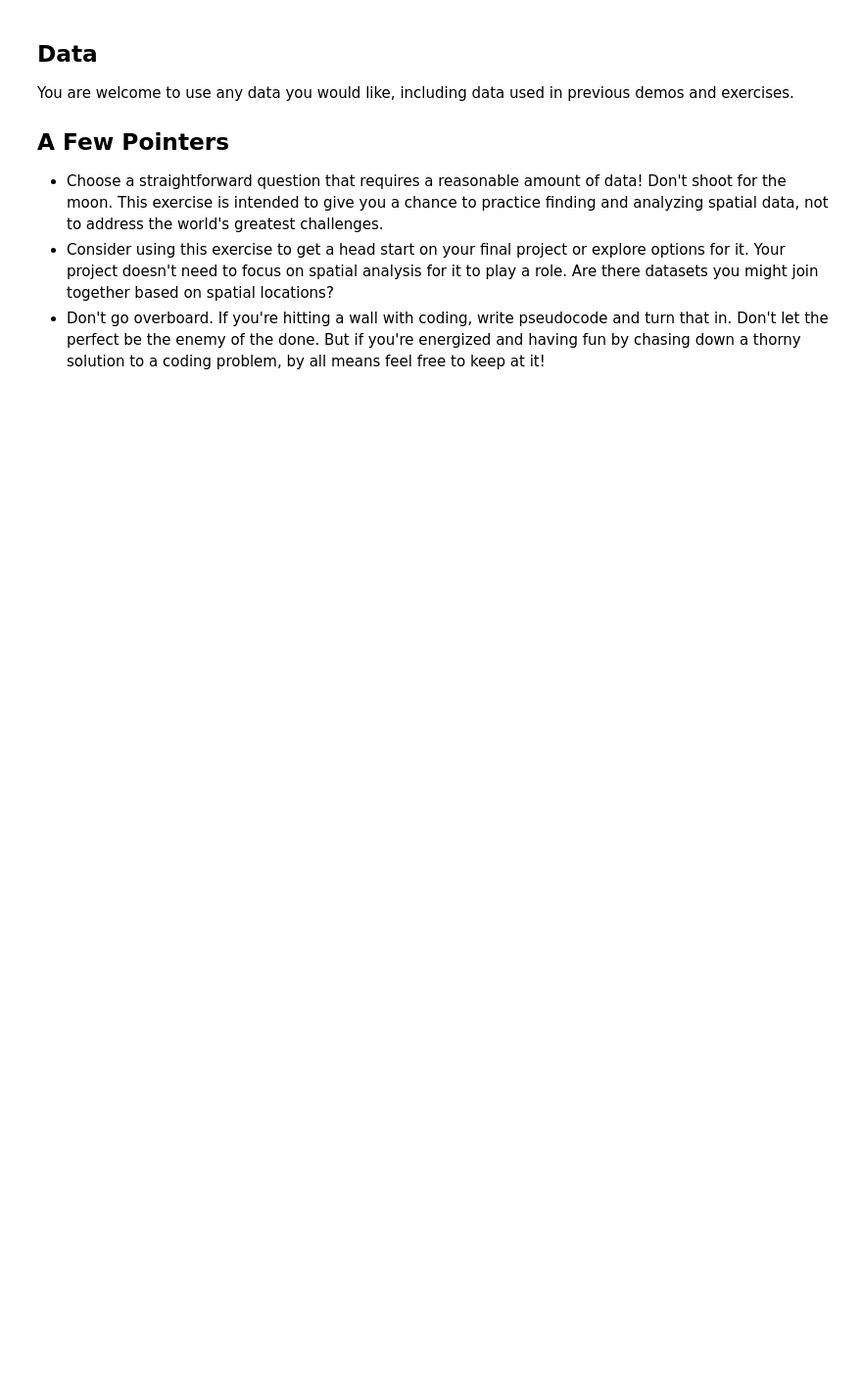
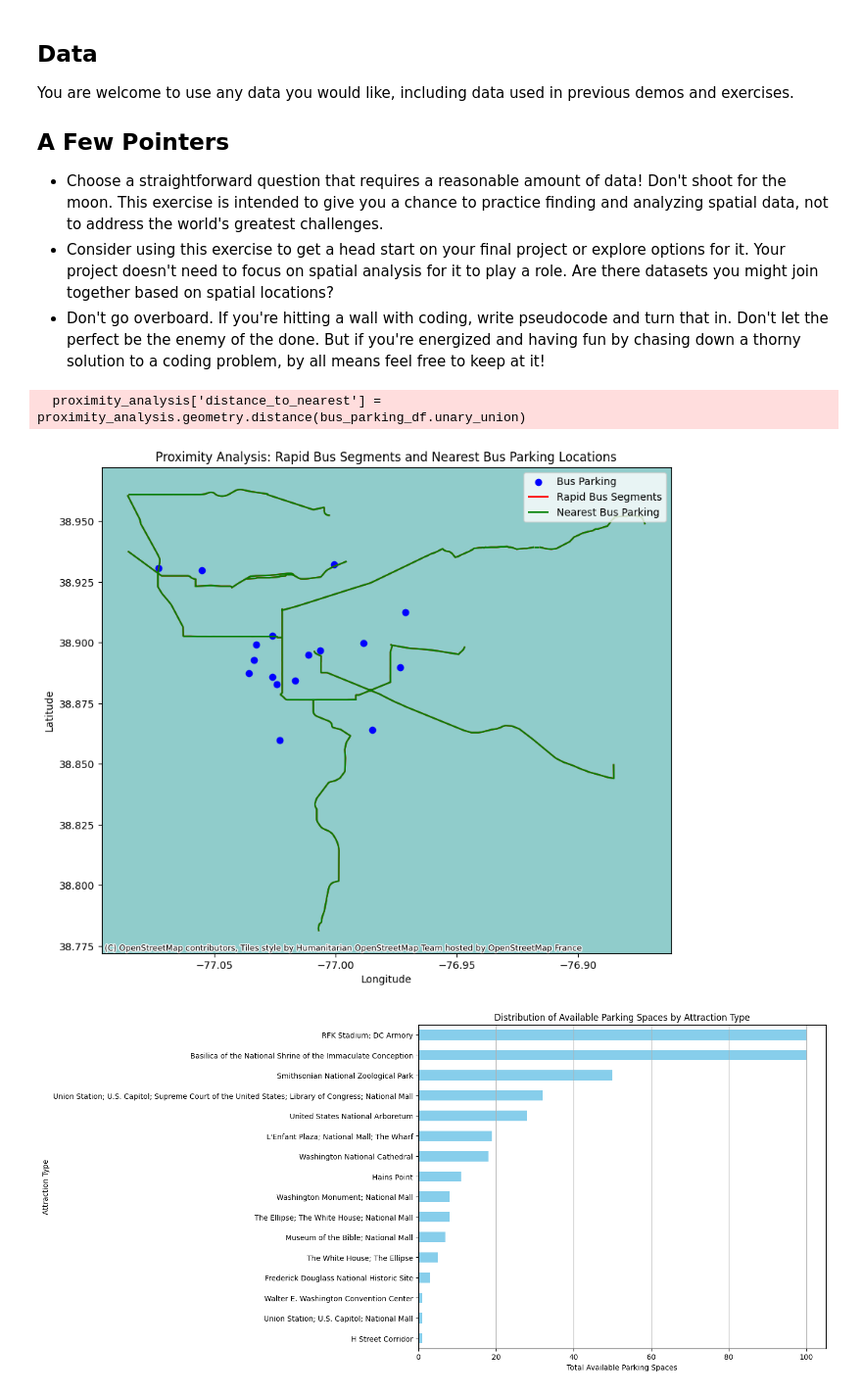
Before and after one commit to ncsg/ursp688y_sp2023, a Jupyter notebook: exercises/exercise07/exercise07.ipynb, the cells around one changed output. Shown: that part at 98% size. Cells and saved outputs as stored; diff of their text form; code cells hidden in the pictures; blank space fills up the shorter version.

```diff
--- a/exercises/exercise07/exercise07.ipynb
+++ b/exercises/exercise07/exercise07.ipynb
@@ -24,3 +24,66 @@ You are welcome to use any data you would like, including data used in previous
 - Choose a straightforward question that requires a reasonable amount of data! Don't shoot for the moon. This exercise is intended to give you a chance to practice finding and analyzing spatial data, not to address the world's greatest challenges.
 - Consider using this exercise to get a head start on your final project or explore options for it. Your project doesn't need to focus on spatial analysis for it to play a role. Are there datasets you might join together based on spatial locations?
 - Don't go overboard. If you're hitting a wall with coding, write pseudocode and turn that in. Don't let the perfect be the enemy of the done. But if you're energized and having fun by chasing down a thorny solution to a coding problem, by all means feel free to keep at it!
+# %%
+import pandas as pd
+import geopandas as gpd
+import matplotlib.pyplot as plt
+from shapely.geometry import Point
+from sklearn.cluster import KMeans
+import contextily as ctx
+
+def analyze_bus_parking(rapid_bus_path, parking_path):
+    # Load the datasets
+    rapid_bus_df = gpd.read_file('/content/drive/MyDrive/Exercise 7/Project Datascience/2030_Proposed_Rapid_Bus')
+    bus_parking_df = gpd.read_file('/content/drive/MyDrive/Exercise 7/Project Datascience/Bus_Parking')
+
+    # Perform proximity analysis
+    proximity_analysis = gpd.sjoin(rapid_bus_df, bus_parking_df, how="left", op="intersects")
+    proximity_analysis['distance_to_nearest'] = proximity_analysis.geometry.distance(bus_parking_df.unary_union)
+    nearest_parking = proximity_analysis.groupby('SEGMENT_NA')['LOCATION'].first()
+    rapid_bus_df_with_nearest_parking = rapid_bus_df.merge(nearest_parking, left_on='SEGMENT_NA', right_index=True)
+
+    # Visualize proximity analysis
+    fig, ax = plt.subplots(figsize=(10, 10))
+    bus_parking_df.plot(ax=ax, color='blue', label='Bus Parking')
+    rapid_bus_df.plot(ax=ax, color='red', label='Rapid Bus Segments')
+    rapid_bus_df_with_nearest_parking.plot(ax=ax, color='green', markersize=50, label='Nearest Bus Parking')
+    ctx.add_basemap(ax, zoom=12)
+    plt.legend()
+    plt.title('Proximity Analysis: Rapid Bus Segments and Nearest Bus Parking Locations')
+    plt.xlabel('Longitude')
+    plt.ylabel('Latitude')
+    plt.show()
+
+    # Analyze parking spaces by attraction type
+    plt.figure(figsize=(10, 8))
+    bus_parking_df.groupby('ATTRACTION')['SPACES'].sum().sort_values().plot(kind='barh', color='skyblue')
+    plt.title('Distribution of Available Parking Spaces by Attraction Type')
+    plt.xlabel('Total Available Parking Spaces')
+    plt.ylabel('Attraction Type')
+    plt.grid(axis='x')
+    plt.show()
+
+    # Perform spatial clustering
+    bus_parking_df['Latitude'] = bus_parking_df['geometry'].y
+    bus_parking_df['Longitude'] = bus_parking_df['geometry'].x
+    X = bus_parking_df[['Latitude', 'Longitude']]
+    kmeans = KMeans(n_clusters=5, random_state=42)
+    labels = kmeans.fit_predict(X)
+    bus_parking_df['Cluster'] = labels
+
+    # Visualize spatial clusters
+    fig, ax = plt.subplots(figsize=(15, 8))
+    bus_parking_df.plot(ax=ax, column='Cluster', cmap='viridis', legend=True)
+    plt.xlabel('Longitude')
+    plt.ylabel('Latitude')
+    plt.title('Bus Parking Spatial Clusters')
+    plt.grid(True)
+    plt.show()
+
+
+analyze_bus_parking('/content/drive/MyDrive/Exercise 7/Project Datascience/2030_Proposed_Rapid_Bus', '/content/drive/MyDrive/Exercise 7/Project Datascience/Bus_Parking')
+# %% [output]
+  proximity_analysis['distance_to_nearest'] = proximity_analysis.geometry.distance(bus_parking_df.unary_union)
+[figure, added]
+[figure, added]
```
Also changed, not shown: parts of 14 cells of this notebook.
